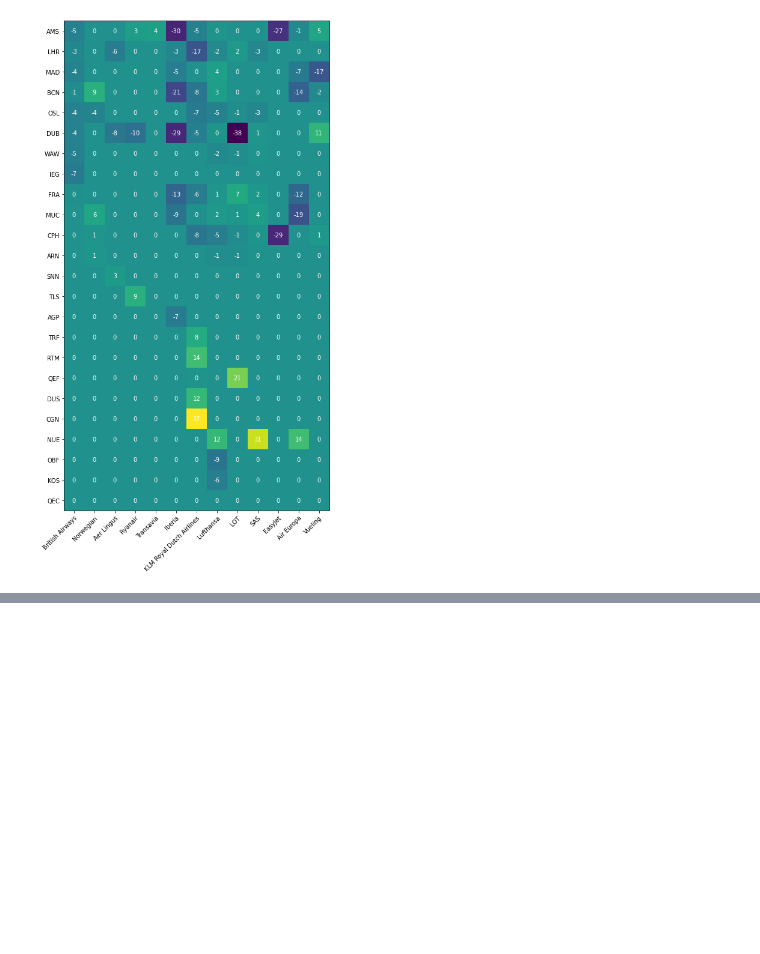
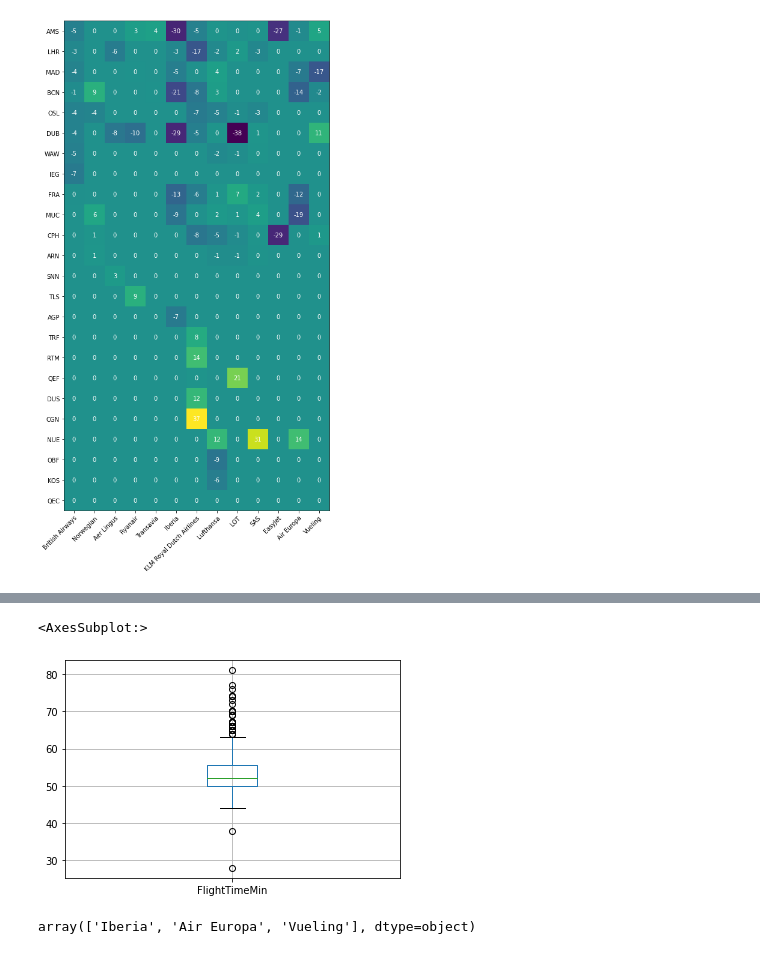
Before and after one commit to nonstoptimm/aviation.ai, a Jupyter notebook: notebooks/EDA_correlations.ipynb, the cells around one changed output, grey strips where cells are left out. Saved outputs shown, nothing was run; the diff lists cells and outputs as text; code cells hidden in the pictures; blank space fills up the shorter version.

Commit message:
Add per route analysis

```diff
--- a/notebooks/EDA_correlations.ipynb
+++ b/notebooks/EDA_correlations.ipynb
@@ -124,0 +135,2 @@ plt.show()
+# %%
+data["Route"] = data["Origin_Code"] + "-" + data["Destination_Code"]
@@ -124,0 +146,8 @@ plt.show()
+# %%
+def hours_to_int(hours):
+    if hours.startswith("0:"):
+        return int(hours.split(":")[1])
+    else:
+        mins = int(hours.split(":")[1])
+        h = int(hours.split(":")[0])
+        return h*60 + mins
@@ -124,0 +158,2 @@ plt.show()
+# %%
+data["FlightTimeMin"] = data["Flight Time"].apply(hours_to_int)
@@ -124,0 +225,12 @@ plt.show()
+# %%
+route = "BCN-MAD"
+# %%
+data[data.Route == route].boxplot("FlightTimeMin")
+# %% [output]
+<AxesSubplot:>
+[figure, added]
+# %%
+## which carriers at this route?
+data[data.Route == route].Carrier_Name.unique()
+# %% [output]
+array(['Iberia', 'Air Europa', 'Vueling'], dtype=object)
```
Also changed, not shown: parts of 29 cells of this notebook.
